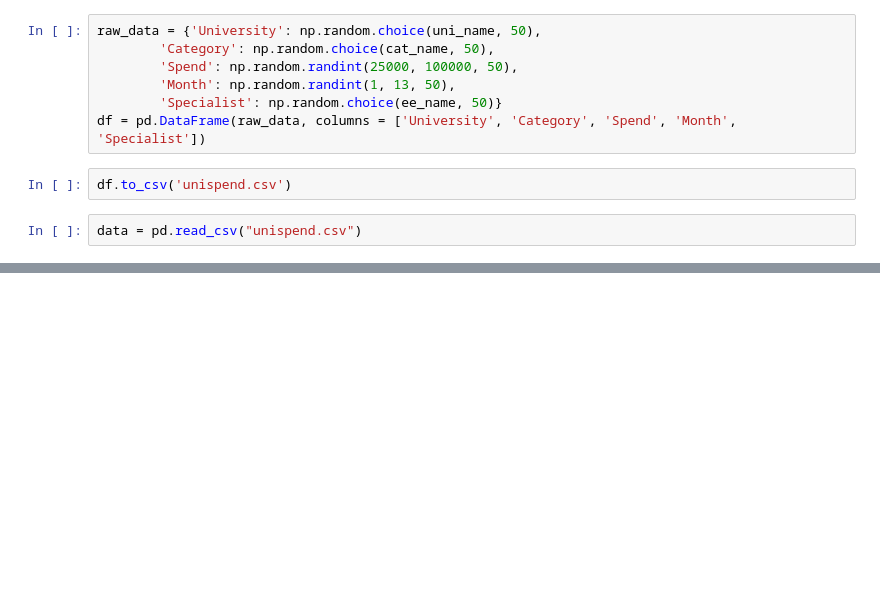
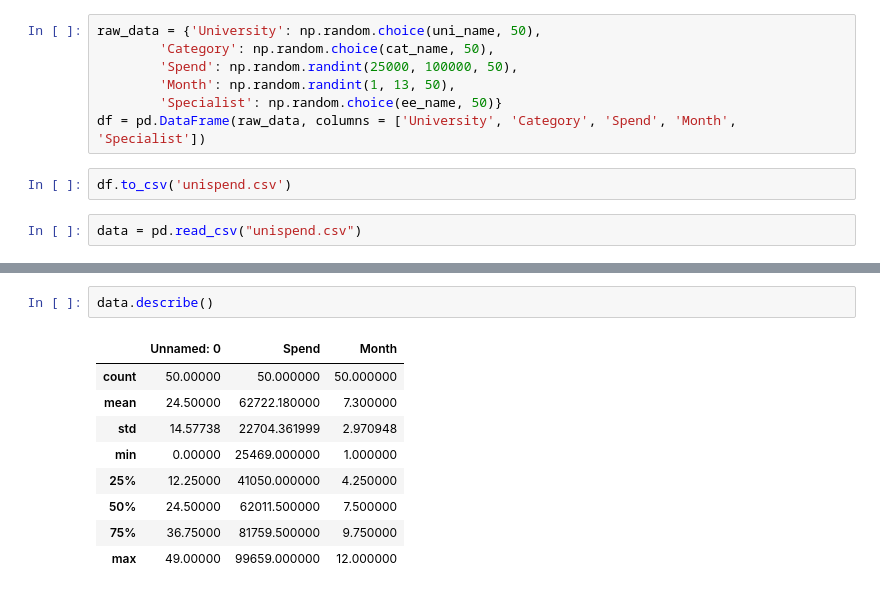
Before and after one commit to colettegallagher/simulating-data, a Jupyter notebook: Simulating Data.ipynb, the cells around one changed output, grey strips where cells are left out. Cells and saved outputs as stored; diff of their text form; blank space fills up the shorter version.

```diff
--- a/Simulating Data.ipynb
+++ b/Simulating Data.ipynb
@@ -60,0 +61,12 @@ data
+# %%
+data.describe()
+# %% [output]
+|  | Unnamed: 0 | Spend | Month |
+| count | 50.00000 | 50.000000 | 50.000000 |
+| mean | 24.50000 | 62722.180000 | 7.300000 |
+| std | 14.57738 | 22704.361999 | 2.970948 |
+| min | 0.00000 | 25469.000000 | 1.000000 |
+| 25% | 12.25000 | 41050.000000 | 4.250000 |
+| 50% | 24.50000 | 62011.500000 | 7.500000 |
+| 75% | 36.75000 | 81759.500000 | 9.750000 |
+| max | 49.00000 | 99659.000000 | 12.000000 |
```
Also changed, not shown: parts of 6 cells of this notebook, 1 other file.
